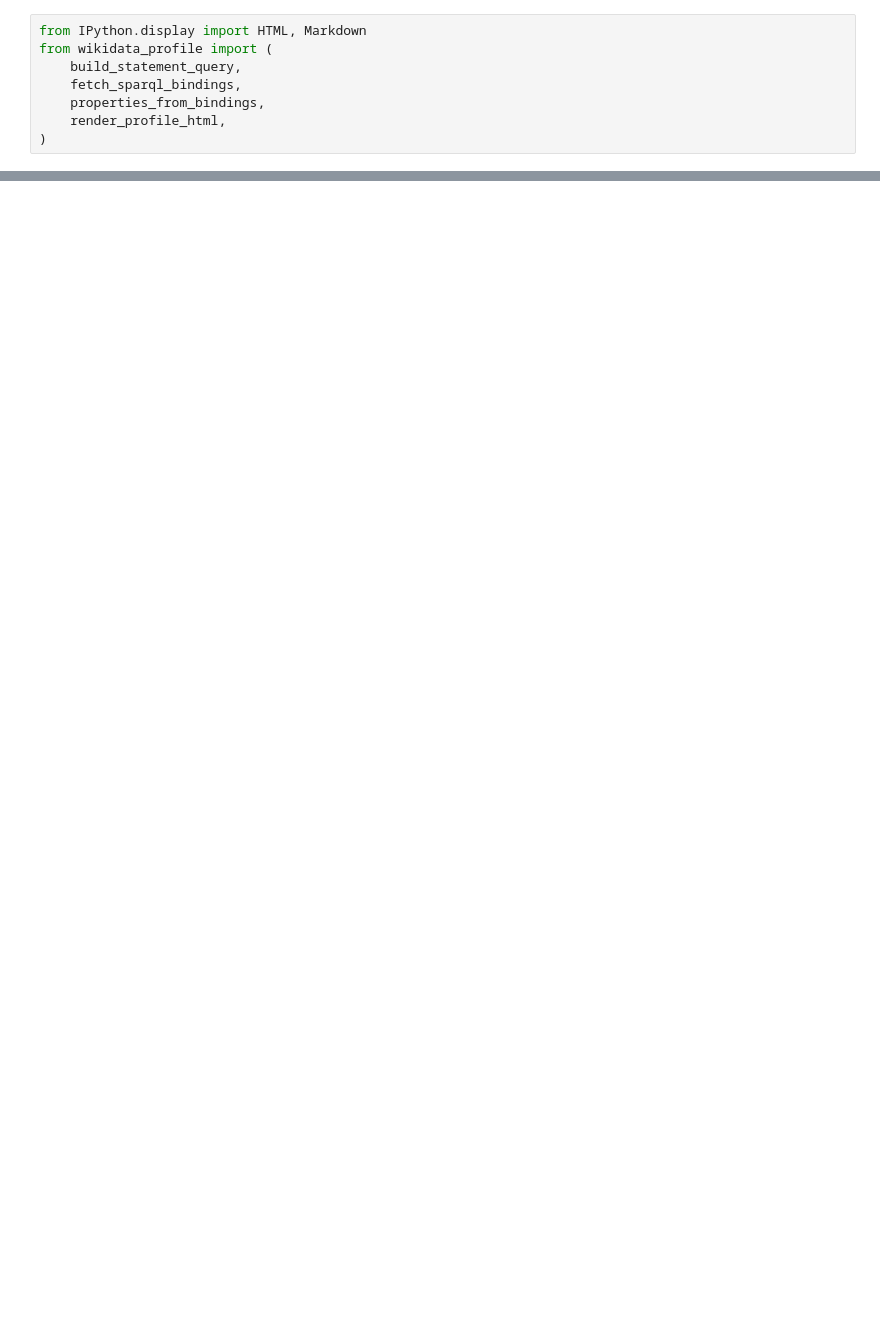
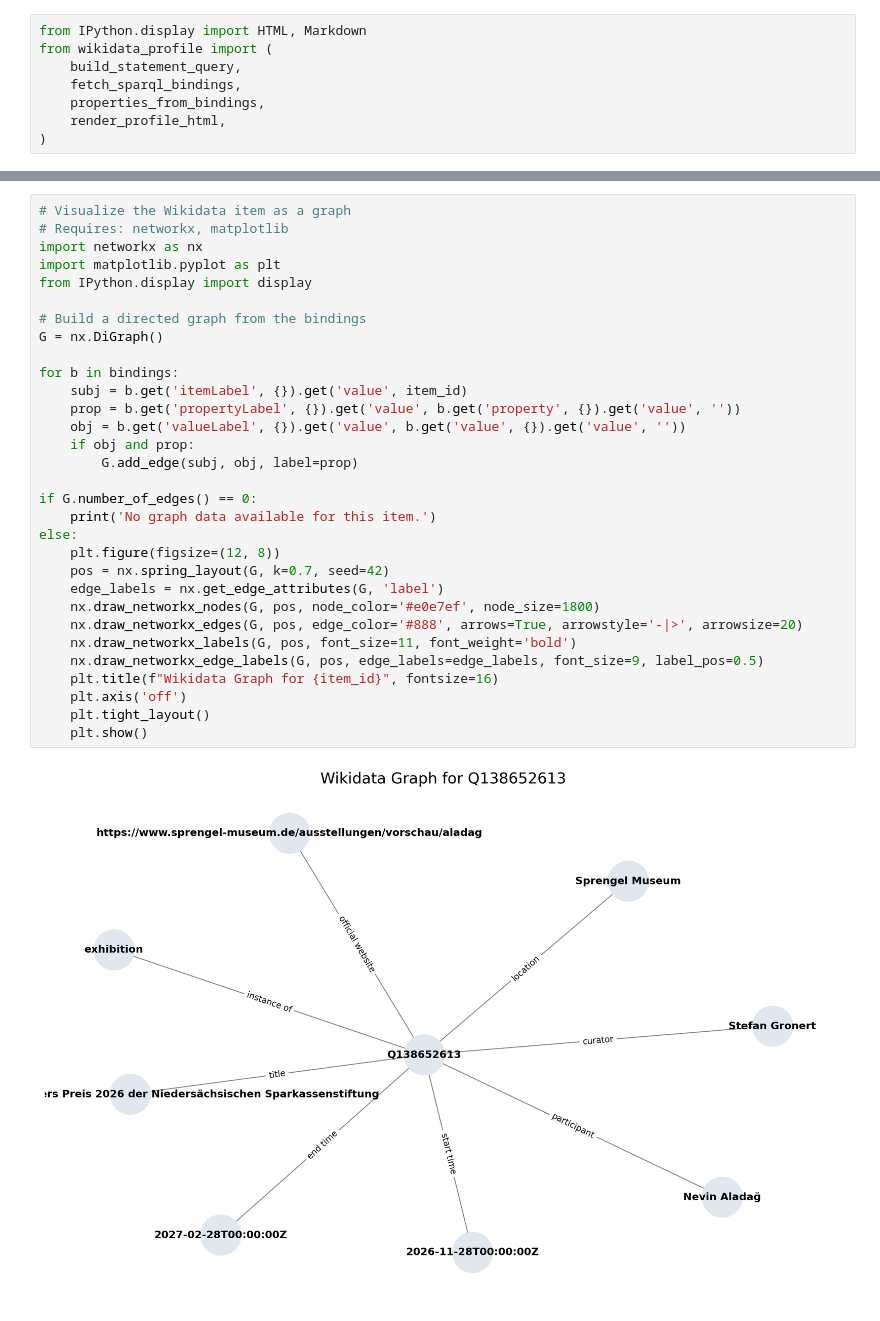
Before and after one commit to agustincarrenoo/prototype, a Jupyter notebook: wikidata-item.ipynb, the cells around one changed output, grey strips where cells are left out. Cells and saved outputs as stored; diff of their text form; blank space fills up the shorter version.

```diff
--- a/wikidata-item.ipynb
+++ b/wikidata-item.ipynb
@@ -63,0 +69,33 @@ HTML(render_profile_html(item_id, properties))
+# %%
+# Visualize the Wikidata item as a graph
+# Requires: networkx, matplotlib
+import networkx as nx
+import matplotlib.pyplot as plt
+from IPython.display import display
+
+# Build a directed graph from the bindings
+G = nx.DiGraph()
+
+for b in bindings:
+    subj = b.get('itemLabel', {}).get('value', item_id)
+    prop = b.get('propertyLabel', {}).get('value', b.get('property', {}).get('value', ''))
+    obj = b.get('valueLabel', {}).get('value', b.get('value', {}).get('value', ''))
+    if obj and prop:
+        G.add_edge(subj, obj, label=prop)
+
+if G.number_of_edges() == 0:
+    print('No graph data available for this item.')
+else:
+    plt.figure(figsize=(12, 8))
+    pos = nx.spring_layout(G, k=0.7, seed=42)
+    edge_labels = nx.get_edge_attributes(G, 'label')
+    nx.draw_networkx_nodes(G, pos, node_color='#e0e7ef', node_size=1800)
+    nx.draw_networkx_edges(G, pos, edge_color='#888', arrows=True, arrowstyle='-|>', arrowsize=20)
+    nx.draw_networkx_labels(G, pos, font_size=11, font_weight='bold')
+    nx.draw_networkx_edge_labels(G, pos, edge_labels=edge_labels, font_size=9, label_pos=0.5)
+    plt.title(f"Wikidata Graph for {item_id}", fontsize=16)
+    plt.axis('off')
+    plt.tight_layout()
+    plt.show()
+# %% [output]
+[figure, added]
```
Also changed, not shown: parts of 4 cells of this notebook, 29 other files.
